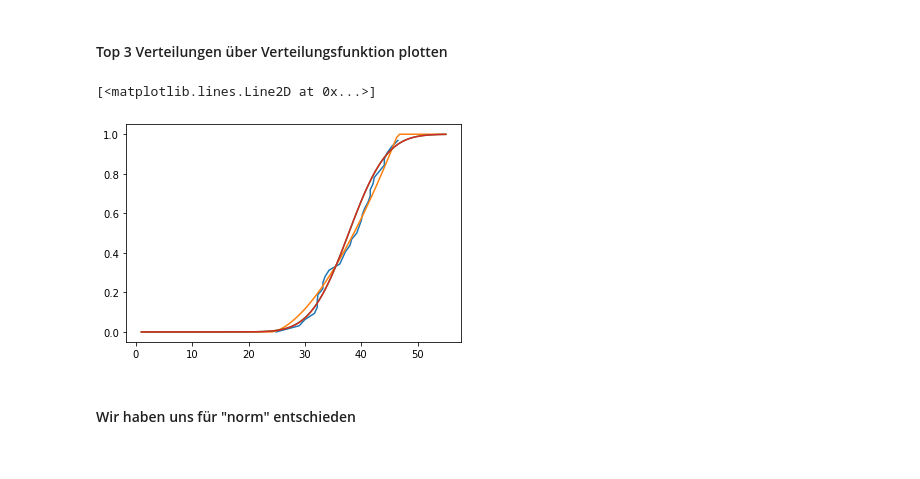
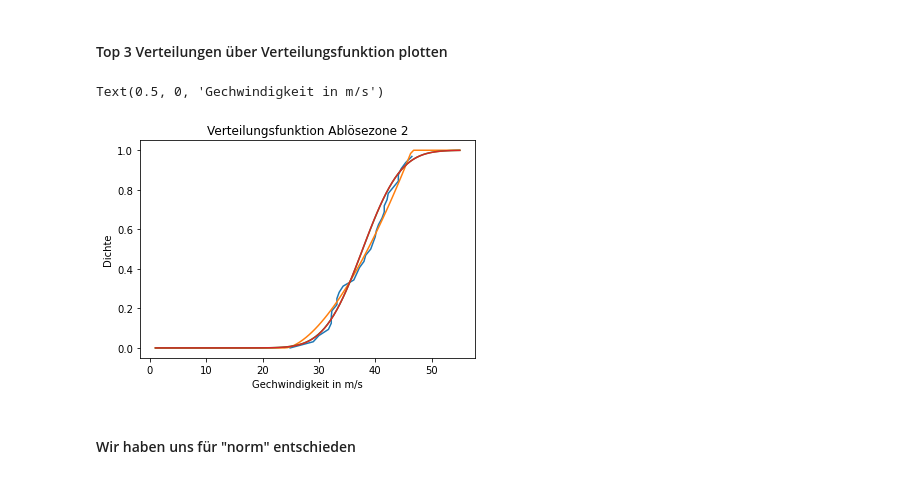
Before and after one commit to marvinvr/fhnw-steinschlag, a Jupyter notebook: scripts/MonteCarlo_Luca_Marvin_Philip_Yannic.ipynb, the cells around one changed output. Drawn from its saved outputs; the diff is of its cells as text; code cells hidden in the pictures.

```diff
--- a/scripts/MonteCarlo_Luca_Marvin_Philip_Yannic.ipynb
+++ b/scripts/MonteCarlo_Luca_Marvin_Philip_Yannic.ipynb
@@ -202,11 +210,14 @@ print(zone2LognormVerteilungV)
 # %%
 plt.plot(np.sort(ablöseZone2["v [m/s]"]), np.linspace(0, 1, len(ablöseZone2["v [m/s]"]), endpoint=False))
 plt.plot(np.linspace(1,55,100), scipy.stats.powerlaw.cdf(a = zone2PowerlawVerteilungV[0], loc = zone2PowerlawVerteilungV[1], scale = zone2PowerlawVerteilungV[2], x = np.linspace(1,55,100)))
 plt.plot(np.linspace(1,55,100), scipy.stats.norm.cdf(loc = zone2NormalVerteilungV[0], scale = zone2NormalVerteilungV[1], x = np.linspace(1,55,100)))
 plt.plot(np.linspace(1,55,100), scipy.stats.lognorm.cdf(s = zone2LognormVerteilungV[0], loc = zone2LognormVerteilungV[1], scale = zone2LognormVerteilungV[2], x = np.linspace(1,55,100)))
+plt.title("Verteilungsfunktion Ablösezone 2")
+plt.ylabel("Dichte")
+plt.xlabel("Gechwindigkeit in m/s")
 # %% [output]
-[<matplotlib.lines.Line2D at 0x...>]
+Text(0.5, 0, 'Gechwindigkeit in m/s')
-[figure, old version]
+[figure, new version]
 # %% [markdown]
 #### Wir haben uns für "norm" entschieden
 # %% [markdown]
```
Also changed, not shown: parts of 16 cells of this notebook.
